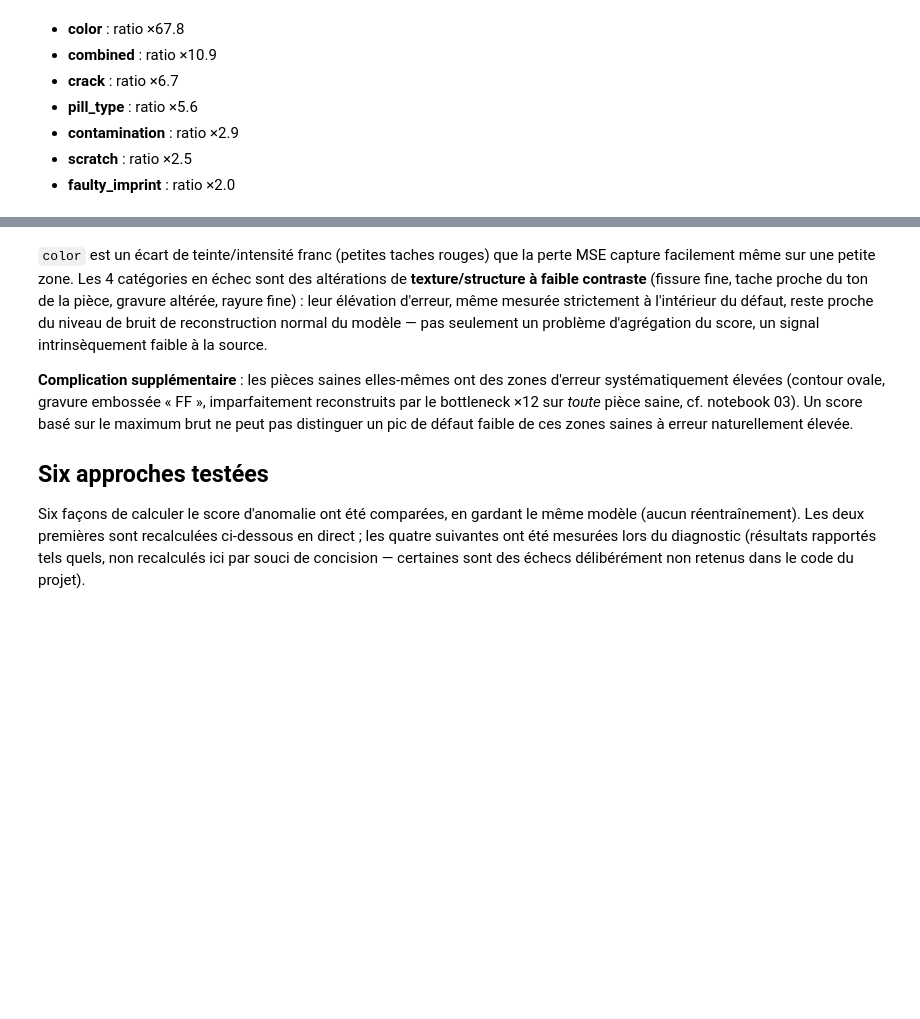
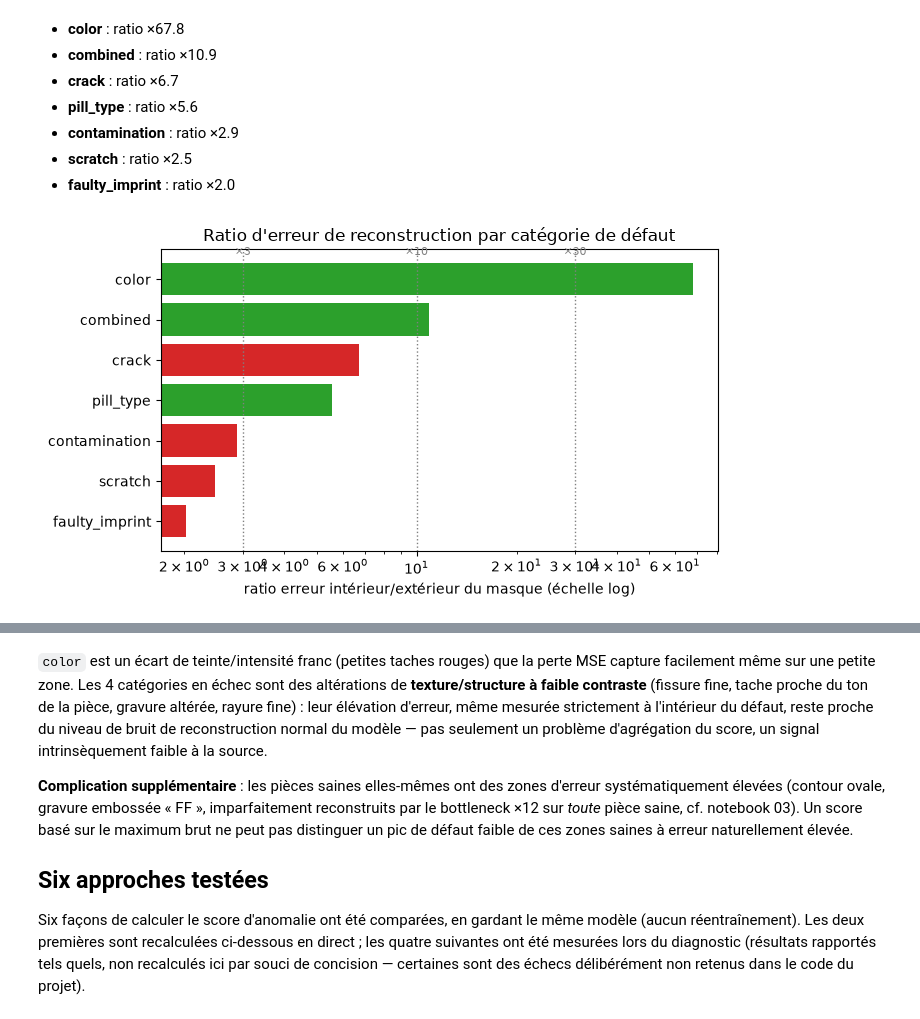
Before and after one commit to palauzet/AELION_Deep_Learning_IA, a Jupyter notebook: notebooks/07_analyse_correction.ipynb, the cells around one changed output, grey strips where cells are left out. Saved outputs shown, nothing was run; the diff lists cells and outputs as text; code cells hidden in the pictures; blank space fills up the shorter version.

```diff
--- a/notebooks/07_analyse_correction.ipynb
+++ b/notebooks/07_analyse_correction.ipynb
@@ -90,3 +107,23 @@ display(Markdown(chr(10).join(lines)))
 - **contamination** : ratio ×2.9
 - **scratch** : ratio ×2.5
 - **faulty_imprint** : ratio ×2.0
+# %%
+sorted_ratios = sorted(ratios.items(), key=lambda x: x[1])
+names = [d for d, _ in sorted_ratios]
+values = [r for _, r in sorted_ratios]
+target_categories = ["contamination", "crack", "faulty_imprint", "scratch"]
+colors = ["tab:red" if d in target_categories else "tab:green" for d in names]
+
+fig, ax = plt.subplots(figsize=(7, 4))
+ax.barh(names, values, color=colors)
+ax.set_xscale("log")
+for threshold, label in [(3, "×3"), (10, "×10"), (30, "×30")]:
+    ax.axvline(threshold, color="gray", linestyle=":", linewidth=1)
+    ax.text(threshold, len(names) - 0.4, label, fontsize=8, ha="center", color="gray")
+ax.set_xlabel("ratio erreur intérieur/extérieur du masque (échelle log)")
+ax.set_title("Ratio d'erreur de reconstruction par catégorie de défaut")
+fig.tight_layout()
+fig.savefig(FIGURES_DIR / "07_ratios_diagnostic.png", dpi=150)
+plt.show()
+# %% [output]
+[figure, added]
```
Also changed, not shown: parts of 7 cells of this notebook, 10 other files.
